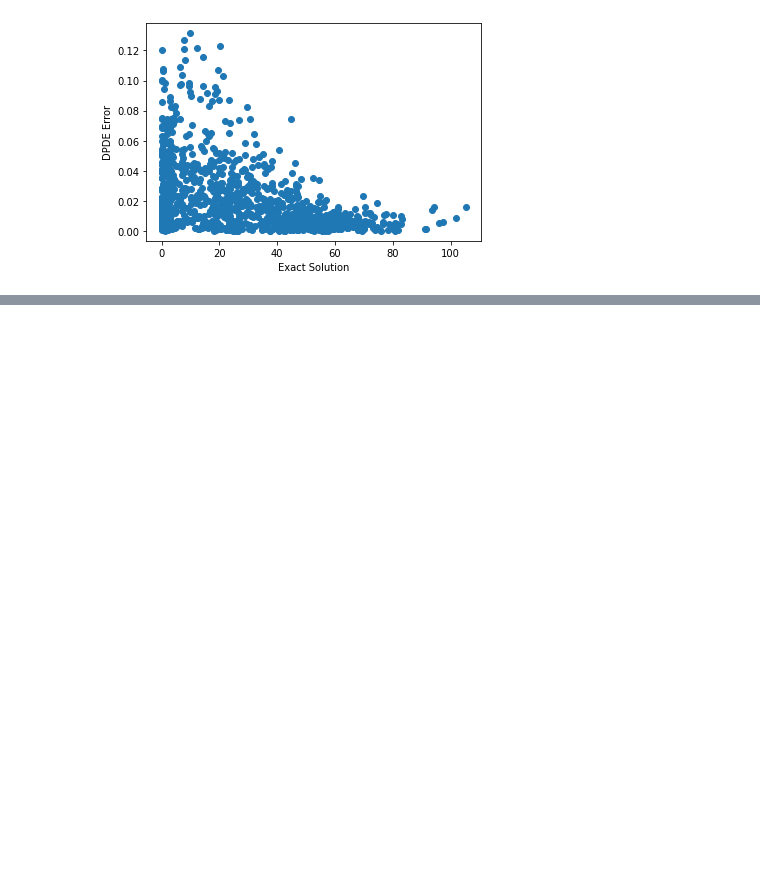
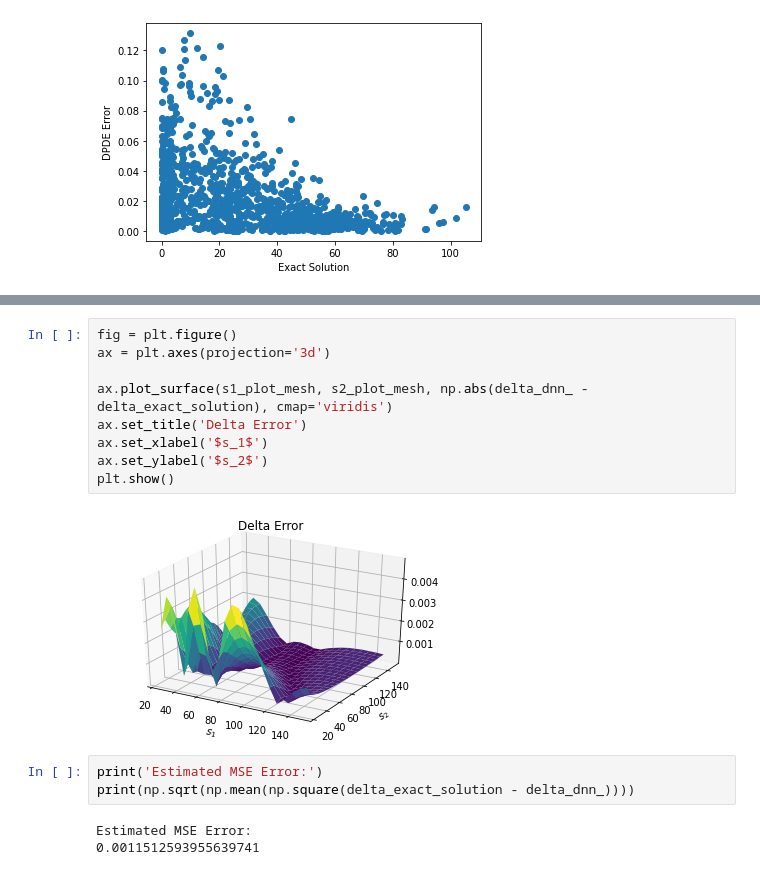
Before and after one commit to Noureddineidir/ML-4-Finance, a Jupyter notebook: Deep_PDEs_Greeks.ipynb, the cells around one changed output, grey strips where cells are left out. Saved outputs shown, nothing was run; the diff lists cells and outputs as text; blank space fills up the shorter version.

```diff
--- a/Deep_PDEs_Greeks.ipynb
+++ b/Deep_PDEs_Greeks.ipynb
@@ -1076,0 +1080,17 @@ Maximal Error:
+# %%
+fig = plt.figure()
+ax = plt.axes(projection='3d')
+
+ax.plot_surface(s1_plot_mesh, s2_plot_mesh, np.abs(delta_dnn_ - delta_exact_solution), cmap='viridis')
+ax.set_title('Delta Error')
+ax.set_xlabel('$s_1$')
+ax.set_ylabel('$s_2$')
+plt.show()
+# %% [output]
+[figure, added]
+# %%
+print('Estimated MSE Error:')
+print(np.sqrt(np.mean(np.square(delta_exact_solution - delta_dnn_))))
+# %% [output]
+Estimated MSE Error:
+0.0011512593955639741
```
Also changed, not shown: parts of 112 cells of this notebook.
